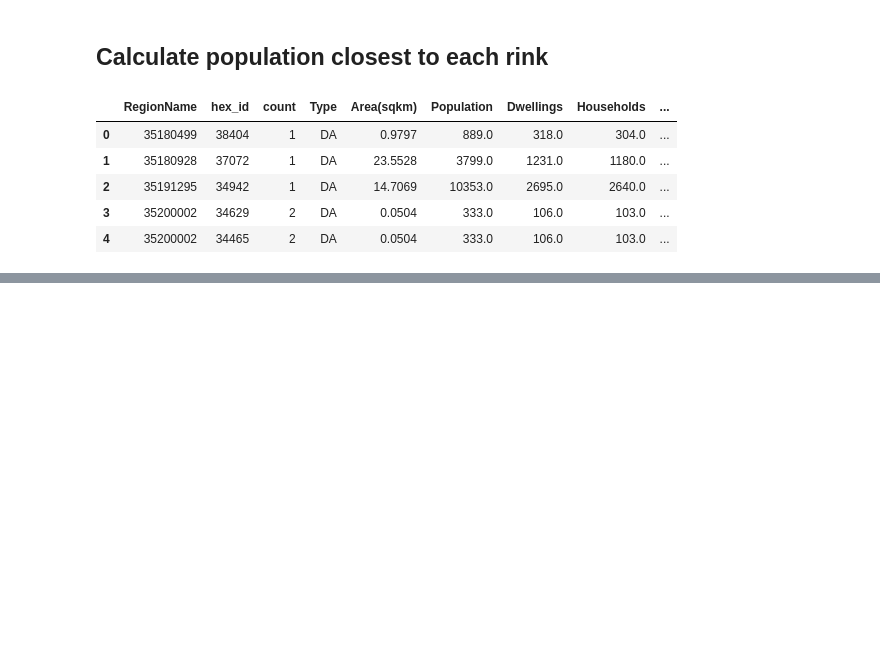
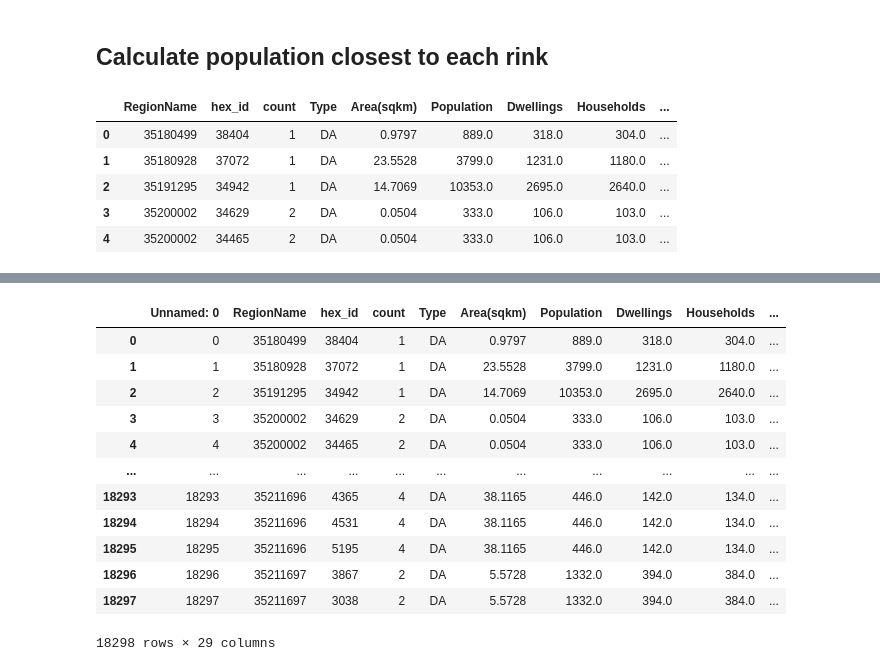
Before and after one commit to schoolofcities/access-to-outdoor-rinks-toronto, a Jupyter notebook: analysis/Access to Skating Rinks.ipynb, the cells around one changed output, grey strips where cells are left out. Cells and saved outputs as stored; diff of their text form; code cells hidden in the pictures; blank space fills up the shorter version.

Commit message:
Add the section for calculating travel time % for each population group

```diff
--- a/analysis/Access to Skating Rinks.ipynb
+++ b/analysis/Access to Skating Rinks.ipynb
@@ -541,0 +546,3 @@ rink_overserve
+# %%
+rink_hex_da_tt_join = pd.read_csv("data/travel_time/rink-hex-da_tt_join_final.csv")
+rink_hex_da_tt_join.head()
@@ -541,0 +557,34 @@ rink_overserve
+# %%
+#Create function to categorize interval
+def interval (x):
+    if x < 15:
+        val = "Under 15 Mins"
+    elif 15 <= x <30:
+        val = "15-30 Mins"
+    elif 30 <= x <45:
+        val = "31-45 Mins"
+    elif 45 <= x <=60:
+        val = "46-60 Mins"
+    elif x > 60:
+        val = "More than 60 Mins"
+    else:
+        val = "N/A"
+    return val
+# %%
+#Apply function to create new columns
+rink_hex_da_tt_join["Travel_Time_Intervel"] = rink_hex_da_tt_join["walk_&_transit_weekday"].apply(interval)
+rink_hex_da_tt_join
+# %% [output]
+|  | Unnamed: 0 | RegionName | hex_id | count | Type | Area(sqkm) | Population | Dwellings | Households | ... |
+| 0 | 0 | 35180499 | 38404 | 1 | DA | 0.9797 | 889.0 | 318.0 | 304.0 | ... |
+| 1 | 1 | 35180928 | 37072 | 1 | DA | 23.5528 | 3799.0 | 1231.0 | 1180.0 | ... |
+| 2 | 2 | 35191295 | 34942 | 1 | DA | 14.7069 | 10353.0 | 2695.0 | 2640.0 | ... |
+| 3 | 3 | 35200002 | 34629 | 2 | DA | 0.0504 | 333.0 | 106.0 | 103.0 | ... |
+| 4 | 4 | 35200002 | 34465 | 2 | DA | 0.0504 | 333.0 | 106.0 | 103.0 | ... |
+| ... | ... | ... | ... | ... | ... | ... | ... | ... | ... | ... |
+| 18293 | 18293 | 35211696 | 4365 | 4 | DA | 38.1165 | 446.0 | 142.0 | 134.0 | ... |
+| 18294 | 18294 | 35211696 | 4531 | 4 | DA | 38.1165 | 446.0 | 142.0 | 134.0 | ... |
+| 18295 | 18295 | 35211696 | 5195 | 4 | DA | 38.1165 | 446.0 | 142.0 | 134.0 | ... |
+| 18296 | 18296 | 35211697 | 3867 | 2 | DA | 5.5728 | 1332.0 | 394.0 | 384.0 | ... |
+| 18297 | 18297 | 35211697 | 3038 | 2 | DA | 5.5728 | 1332.0 | 394.0 | 384.0 | ... |
+18298 rows × 29 columns
```
Also changed, not shown: parts of 8 cells of this notebook.
